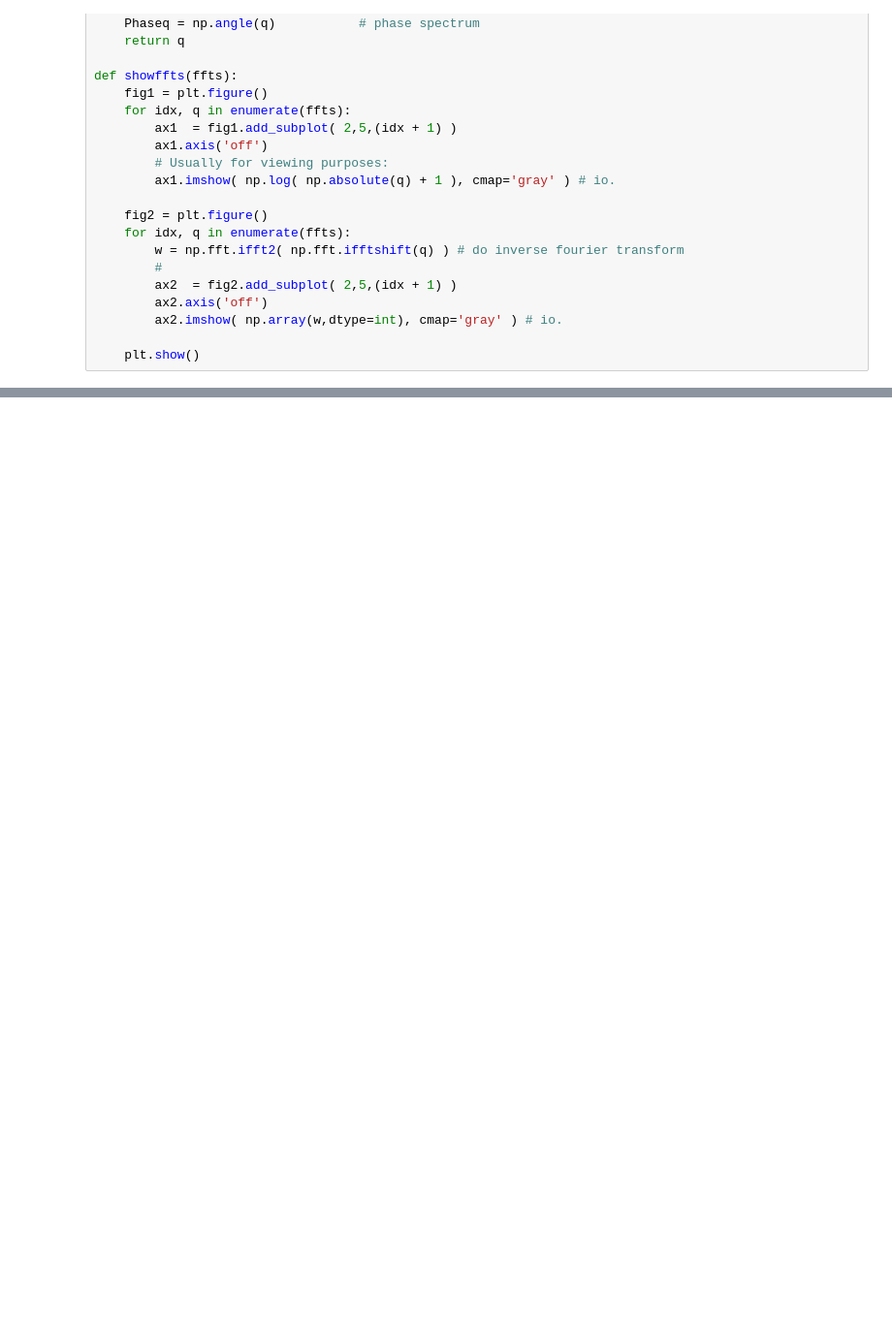
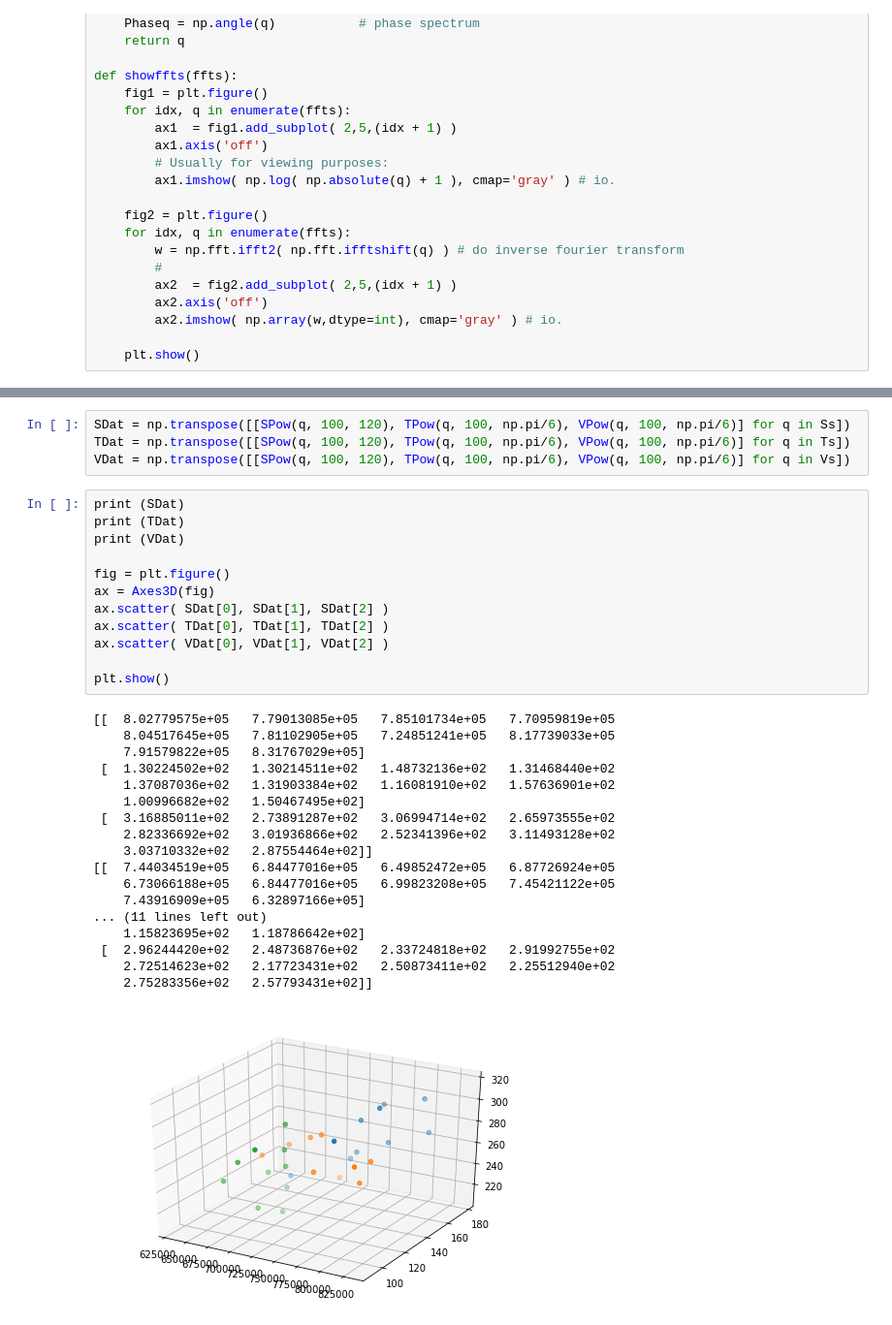
Before and after one commit to baronnobody/spscw2, a Jupyter notebook: cw2.ipynb, the cells around one changed output, grey strips where cells are left out. Shown: that part at 97% size. Cells and saved outputs as stored; diff of their text form; blank space fills up the shorter version.

```diff
--- a/cw2.ipynb
+++ b/cw2.ipynb
@@ -116,0 +155,35 @@ showffts([fft2('V1.GIF'),
+# %%
+SDat = np.transpose([[SPow(q, 100, 120), TPow(q, 100, np.pi/6), VPow(q, 100, np.pi/6)] for q in Ss])
+TDat = np.transpose([[SPow(q, 100, 120), TPow(q, 100, np.pi/6), VPow(q, 100, np.pi/6)] for q in Ts])
+VDat = np.transpose([[SPow(q, 100, 120), TPow(q, 100, np.pi/6), VPow(q, 100, np.pi/6)] for q in Vs])
+# %%
+print (SDat)
+print (TDat)
+print (VDat)
+
+fig = plt.figure()
+ax = Axes3D(fig)
+ax.scatter( SDat[0], SDat[1], SDat[2] )
+ax.scatter( TDat[0], TDat[1], TDat[2] )
+ax.scatter( VDat[0], VDat[1], VDat[2] )
+
+plt.show()
+# %% [output]
+[[  8.02779575e+05   7.79013085e+05   7.85101734e+05   7.70959819e+05
+    8.04517645e+05   7.81102905e+05   7.24851241e+05   8.17739033e+05
+    7.91579822e+05   8.31767029e+05]
+ [  1.30224502e+02   1.30214511e+02   1.48732136e+02   1.31468440e+02
+    1.37087036e+02   1.31903384e+02   1.16081910e+02   1.57636901e+02
+    1.00996682e+02   1.50467495e+02]
+ [  3.16885011e+02   2.73891287e+02   3.06994714e+02   2.65973555e+02
+    2.82336692e+02   3.01936866e+02   2.52341396e+02   3.11493128e+02
+    3.03710332e+02   2.87554464e+02]]
+[[  7.44034519e+05   6.84477016e+05   6.49852472e+05   6.87726924e+05
+    6.73066188e+05   6.84477016e+05   6.99823208e+05   7.45421122e+05
+    7.43916909e+05   6.32897166e+05]
+... (11 lines left out)
+    1.15823695e+02   1.18786642e+02]
+ [  2.96244420e+02   2.48736876e+02   2.33724818e+02   2.91992755e+02
+    2.72514623e+02   2.17723431e+02   2.50873411e+02   2.25512940e+02
+    2.75283356e+02   2.57793431e+02]]
+[figure, added]
```
Also changed, not shown: parts of 8 cells of this notebook.
